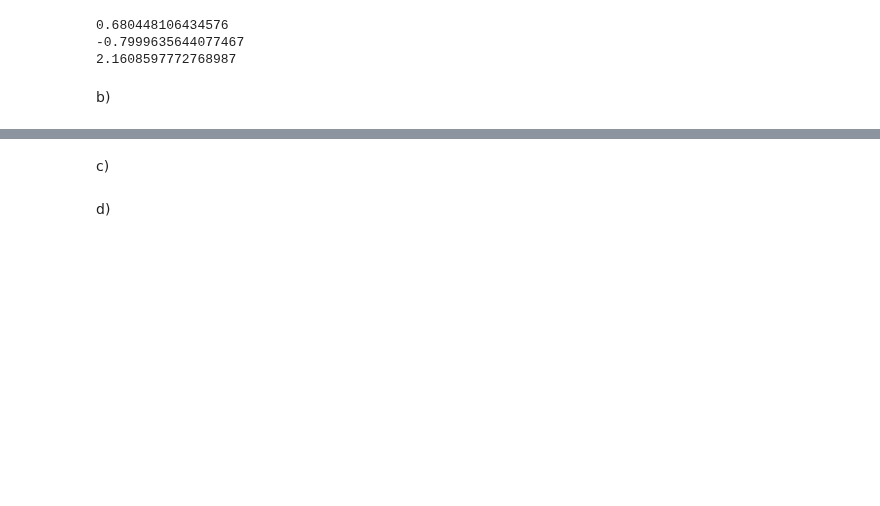
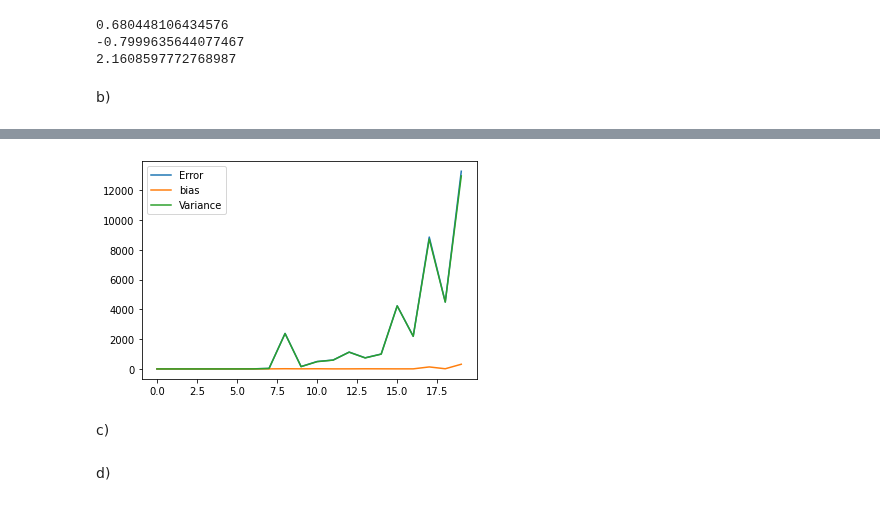
Before and after one commit to espentn/FYS-STK3155, a Jupyter notebook: FYS-STK3155.ipynb, the cells around one changed output, grey strips where cells are left out. Cells and saved outputs as stored; diff of their text form; code cells hidden in the pictures; blank space fills up the shorter version.

Commit message:
Adjusted splitAndScale createDataPoints and CIBeta. BV tradeoff almost done

```diff
--- a/FYS-STK3155.ipynb
+++ b/FYS-STK3155.ipynb
@@ -29,9 +29,9 @@ def frankeFunction(x,y,sig2):
     return term1 + term2 + term3 + term4 + noise
 
 # Create the data points in mesh grid form
-def createDataPoints():
-    x = np.arange(0, 1, 0.1)
-    y = np.arange(0, 1, 0.1)
+def createDataPoints(n):
+    x = np.arange(0, 1, 1/n)
+    y = np.arange(0, 1, 1/n)
     x_d, y_d = np.meshgrid(x,y)
     z_d = frankeFunction(x_d,y_d,sig2)
     return x_d, y_d, z_d
@@ -76,14 +76,14 @@ def splitAndScale(x,z):
     scaler.fit(X_train)
     X_train_scaled = scaler.transform(X_train)
     X_test_scaled = scaler.transform(X_test)
-    return X_train, X_test, z_train, z_test
+    return X_train, X_test, z_train[:, np.newaxis], z_test[:, np.newaxis]
 
 # Calculate the confidence interval of parameters Beta's
 def CIBeta(X, Beta):
     varBeta = np.diagonal(np.linalg.inv(X.T @ X)*sig2)
     stdBeta = np.sqrt(varBeta)
-    CIlow = Beta - 1.645*stdBeta
-    CIhigh = Beta + 1.645*stdBeta
+    CIlow = Beta - 1.645*stdBeta[:, np.newaxis]
+    CIhigh = Beta + 1.645*stdBeta[:, np.newaxis]
     return CIlow, CIhigh
 
 # I cannot get this function to work with X_train
@@ -174,9 +174,10 @@ def lassoRegression():
 # %% [markdown]
 a) OLS
 # %%
-n = 5 # polynomial degree
-x, y, z = createDataPoints()
-X = createDesignMatrix(x,y,n)
+degree = 5 # polynomial degree
+n = 10 # number of data points for each feature
+x, y, z = createDataPoints(n)
+X = createDesignMatrix(x,y,degree)
 
 X_train, X_test, z_train, z_test = splitAndScale(X,np.ravel(z))
 # A = np.transpose(X_train) @ X_train
@@ -190,6 +191,7 @@ print(f"The MSE value for a polynomial of order {n}, OLS train: {MSE(z_train, z_
 
 # Calculate the confidence interval of the 'p' parameters beta
 CIlow, CIhigh = CIBeta(X_train, beta)
+# print(beta.shape)
 
 # Print an example of a confidence interval
 print(f"\nThe 90% confidence interval for beta_0 is {CIlow[0]} ⟷ {CIhigh[0]}")
@@ -214,34 +220,47 @@ print(b[0])
 b)
 # %%
 np.random.seed(2018)
-n = 40
+n = 10
 n_boostraps = 100
-maxdegree = 14
+maxdegree = 20
+
 # Make data set.
-x = np.linspace(-3, 3, n).reshape(-1, 1)
-y = np.exp(-x**2) + 1.5 * np.exp(-(x-2)**2)+ np.random.normal(0, 0.1, x.shape)
+x1, x2, y = createDataPoints(n)
+# X = createDesignMatrix(x1,x2,n)
+x = np.swapaxes(np.stack((x1.ravel(),x2.ravel())),0,1)
+
 error = np.zeros(maxdegree)
 bias = np.zeros(maxdegree)
 variance = np.zeros(maxdegree)
 polydegree = np.zeros(maxdegree)
-x_train, x_test, y_train, y_test = train_test_split(x, y, test_size=0.2)
-for degree in range(maxdegree):
-model = make_pipeline(PolynomialFeatures(degree=degree), LinearRegression(fit_intercept=False)
-y_pred = np.empty((y_test.shape[0], n_boostraps))
-for i in range(n_boostraps):
-x_, y_ = resample(x_train, y_train)
-y_pred[:, i] = model.fit(x_, y_).predict(x_test).ravel()
-polydegree[degree] = degree
-error[degree] = np.mean( np.mean((y_test - y_pred)**2, axis=1, keepdims=True) )
-bias[degree] = np.mean( (y_test - np.mean(y_pred, axis=1, keepdims=True))**2 )
-variance[degree] = np.mean( np.var(y_pred, axis=1, keepdims=True) )
-print(’Polynomial degree:’, degree)
-print(’Error:’, error[degree])
-print(’Bias^2:’, bias[degree])
-print(’Var:’, variance[degree])
-print(’{} >= {} + {} = {}’.format(error[degree], bias[degree], variance[degree], bias[degree]+
-plt.plot(polydegree, error, label=’Error’)
-plt.plot(polydegree, bias, label=’bias’)
-plt.plot(polydegree, variance, label=’Variance’)
+# x_train, x_test, y_train, y_test = train_test_split(x, y.ravel(), test_size=0.2)
+x_train, x_test, y_train, y_test = splitAndScale(x,np.ravel(y))
+print(x_train.shape)
+print(y_train.shape)
+print(x_test.shape)
+print(y_test.shape)
+
+for degree in range(1,maxdegree):
+    print(degree)
+    model = make_pipeline(PolynomialFeatures(degree=degree), LinearRegression(fit_intercept=False))
+    y_pred = np.empty((y_test.shape[0], n_boostraps))
+    for i in range(n_boostraps):
+        x_, y_ = resample(x_train, y_train)
+#         print(x_.shape)
+#         print(y_.shape)
+        y_pred[:, i] = model.fit(x_, y_).predict(x_test).ravel()
+    polydegree[degree] = degree
+    error[degree] = np.mean( np.mean((y_test - y_pred)**2, axis=1, keepdims=True) )
+    bias[degree] = np.mean( (y_test - np.mean(y_pred, axis=1, keepdims=True))**2 )
+    variance[degree] = np.mean( np.var(y_pred, axis=1, keepdims=True) )
+    print("Polynomial degree:", degree)
+    print("Error:", error[degree])
+    print("Bias^2:", bias[degree])
+    print("Var:", variance[degree])
+    print('{} >= {} + {} = {}'.format(error[degree], bias[degree], variance[degree], bias[degree]+variance[degree]))
+plt.plot(polydegree, error, label="Error")
+plt.plot(polydegree, bias, label="bias")
+plt.plot(polydegree, variance, label="Variance")
 plt.legend()
 plt.show()
+# %% [output]
@@ -248,3 +284,4 @@ plt.show()
+[figure, added]
 # %% [markdown]
 c)
 # %% [markdown]
```
Also changed, not shown: parts of 2 cells of this notebook.
